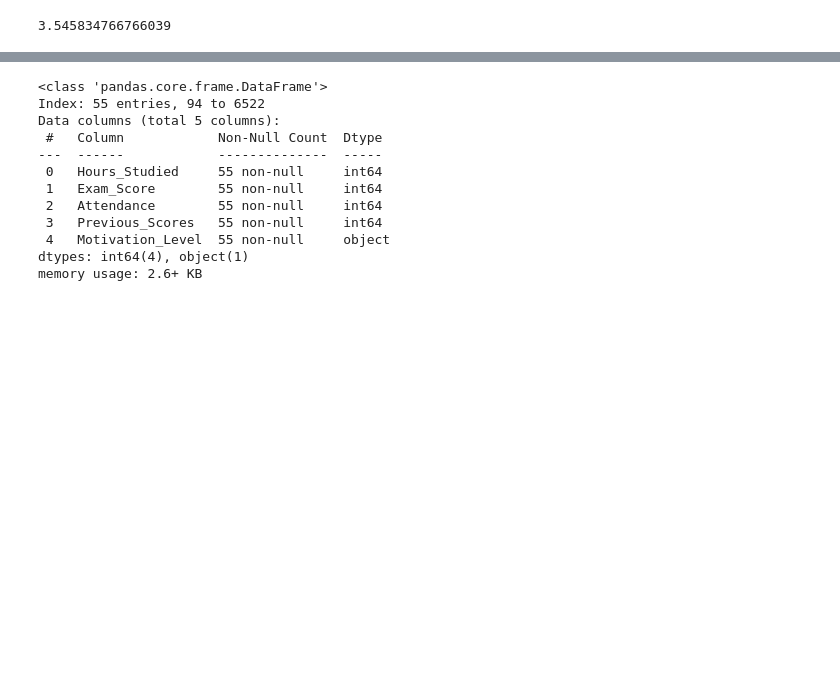
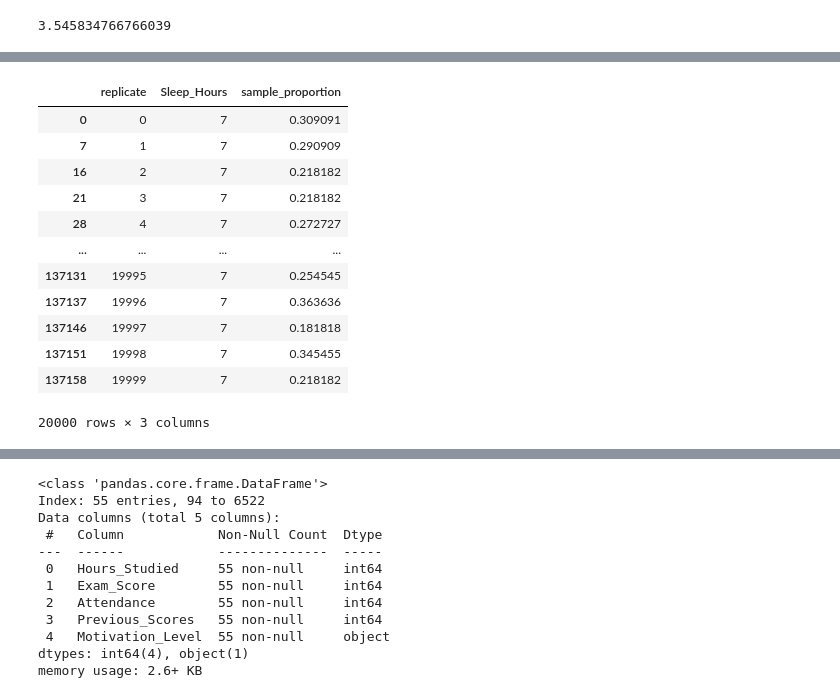
Before and after one commit to Zarib25/MATH608_FinalProject, a Jupyter notebook: FinalProject25.ipynb, the cells around one changed output, grey strips where cells are left out. Drawn from its saved outputs; the diff is of its cells as text; code cells hidden in the pictures; blank space fills up the shorter version.

```diff
--- a/FinalProject25.ipynb
+++ b/FinalProject25.ipynb
@@ -423,0 +484,25 @@ exam_preds_plot
+# %%
+sample_estimates = (
+    samples
+    .groupby("replicate")
+    ["Sleep_Hours"]
+    .value_counts(normalize=True)
+    .reset_index(name="sample_proportion")
+)
+
+sample_estimates = sample_estimates[sample_estimates["Sleep_Hours"] == 7]
+sample_estimates
+# %% [output]
+|  | replicate | Sleep_Hours | sample_proportion |
+| 0 | 0 | 7 | 0.309091 |
+| 7 | 1 | 7 | 0.290909 |
+| 16 | 2 | 7 | 0.218182 |
+| 21 | 3 | 7 | 0.218182 |
+| 28 | 4 | 7 | 0.272727 |
+| ... | ... | ... | ... |
+| 137131 | 19995 | 7 | 0.254545 |
+| 137137 | 19996 | 7 | 0.363636 |
+| 137146 | 19997 | 7 | 0.181818 |
+| 137151 | 19998 | 7 | 0.345455 |
+| 137158 | 19999 | 7 | 0.218182 |
+20000 rows × 3 columns
```
Also changed, not shown: parts of 16 cells of this notebook.
